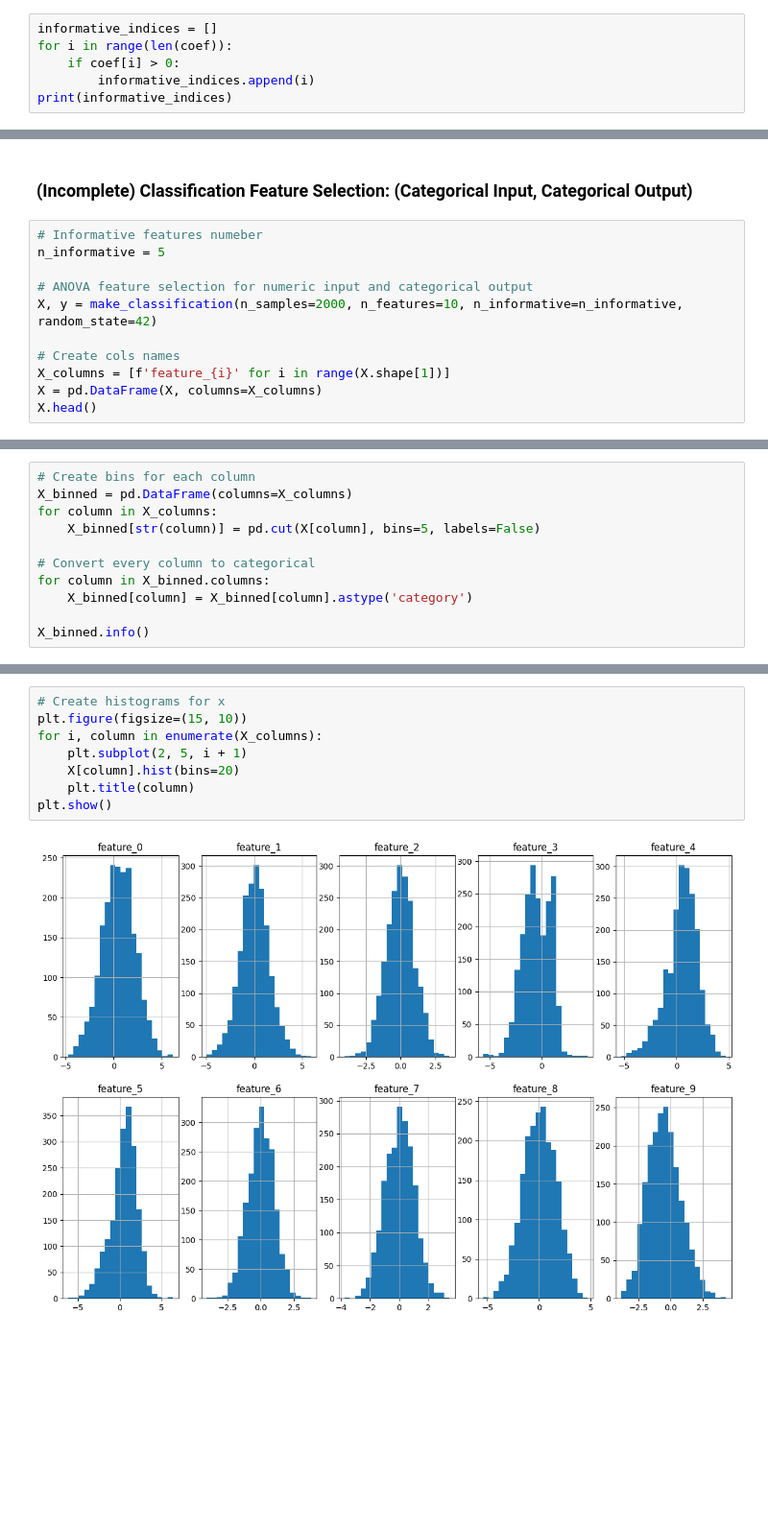
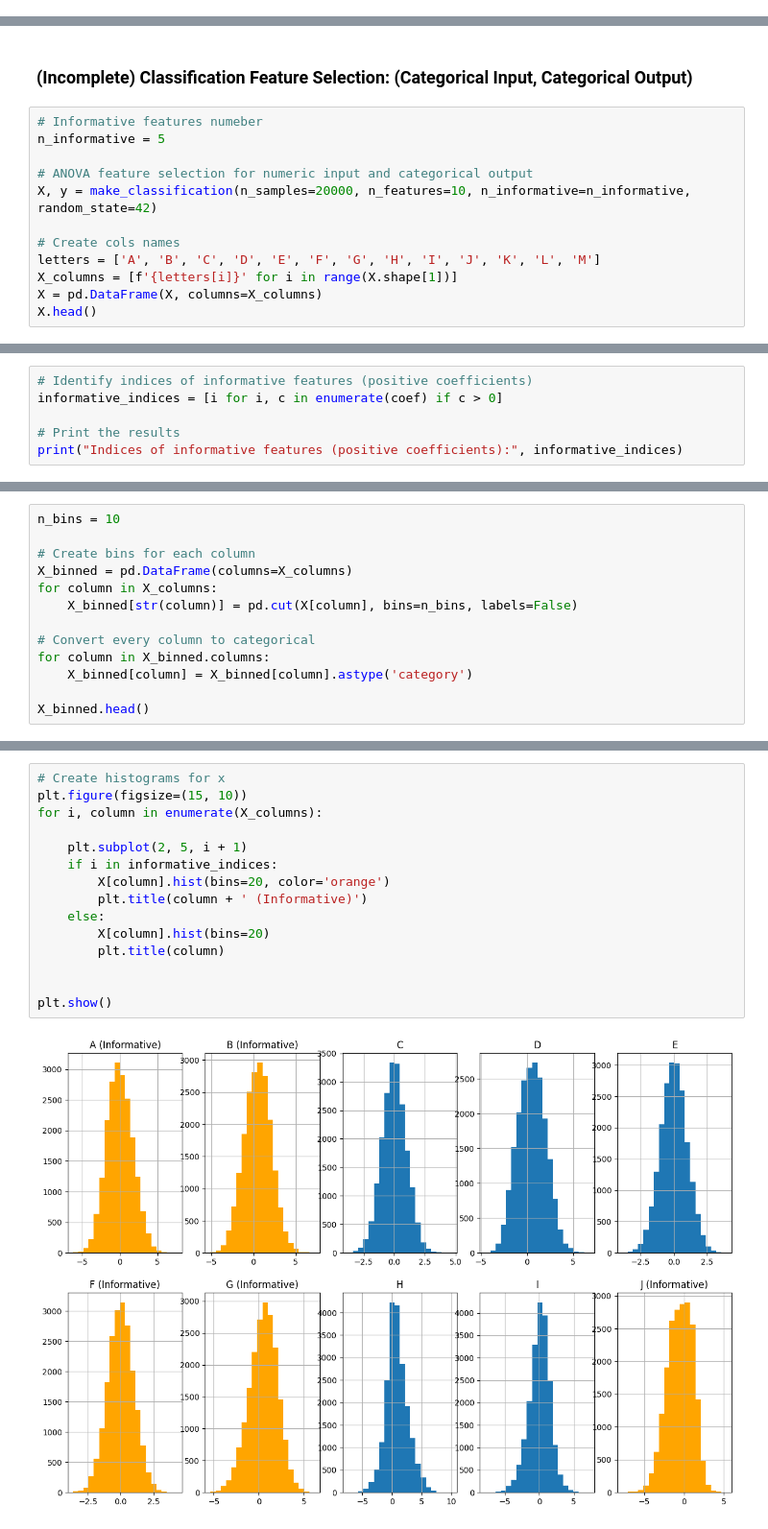
Before and after one commit to vincenzorrei/EDU-FeatureSelection, a Jupyter notebook: main.ipynb, the cells around one changed output, grey strips where cells are left out. Shown at 96% size. Drawn from its saved outputs; the diff is of its cells as text; blank space fills up the shorter version.

```diff
--- a/main.ipynb
+++ b/main.ipynb
@@ -559,9 +564,3 @@ n_informative = 5
 
 # generate dataset
 X, y, coef = make_regression(n_samples=200000, n_features=10, n_informative=n_informative, coef=True, random_state=42)
-# %%
-informative_indices = []
-for i in range(len(coef)):
-    if coef[i] > 0:
-        informative_indices.append(i)
-print(informative_indices)
@@ -656,10 +670,11 @@ Original Informative Features: ['0', '1', '3', '4', '5']
 n_informative = 5
 
 # ANOVA feature selection for numeric input and categorical output
-X, y = make_classification(n_samples=2000, n_features=10, n_informative=n_informative, random_state=42)
+X, y = make_classification(n_samples=20000, n_features=10, n_informative=n_informative, random_state=42)
 
 # Create cols names
-X_columns = [f'feature_{i}' for i in range(X.shape[1])]
+letters = ['A', 'B', 'C', 'D', 'E', 'F', 'G', 'H', 'I', 'J', 'K', 'L', 'M']
+X_columns = [f'{letters[i]}' for i in range(X.shape[1])]
 X = pd.DataFrame(X, columns=X_columns)
 X.head()
 # %% [output]
@@ -671,0 +687,6 @@ X.head()
+# %%
+# Identify indices of informative features (positive coefficients)
+informative_indices = [i for i, c in enumerate(coef) if c > 0]
+
+# Print the results
+print("Indices of informative features (positive coefficients):", informative_indices)
@@ -672,12 +697,14 @@ X.head()
 # %%
+n_bins = 10
+
 # Create bins for each column
 X_binned = pd.DataFrame(columns=X_columns)
 for column in X_columns:
-    X_binned[str(column)] = pd.cut(X[column], bins=5, labels=False)
+    X_binned[str(column)] = pd.cut(X[column], bins=n_bins, labels=False)
 
 # Convert every column to categorical
 for column in X_binned.columns:
     X_binned[column] = X_binned[column].astype('category')
 
-X_binned.info()
+X_binned.head()
 # %% [output]
@@ -701,13 +722,20 @@ memory usage: 21.7 KB
 # %%
 # Create histograms for x
 plt.figure(figsize=(15, 10))
 for i, column in enumerate(X_columns):
+
     plt.subplot(2, 5, i + 1)
-    X[column].hist(bins=20)
-    plt.title(column)
+    if i in informative_indices:
+        X[column].hist(bins=20, color='orange')
+        plt.title(column + ' (Informative)')
+    else:
+        X[column].hist(bins=20)
+        plt.title(column)
+
+
 plt.show()
 # %% [output]
-[figure, old version]
+[figure, new version]
 # %%
 # Create histograms for x binned
 plt.figure(figsize=(15, 10))
```
Also changed, not shown: parts of 42 cells of this notebook.
